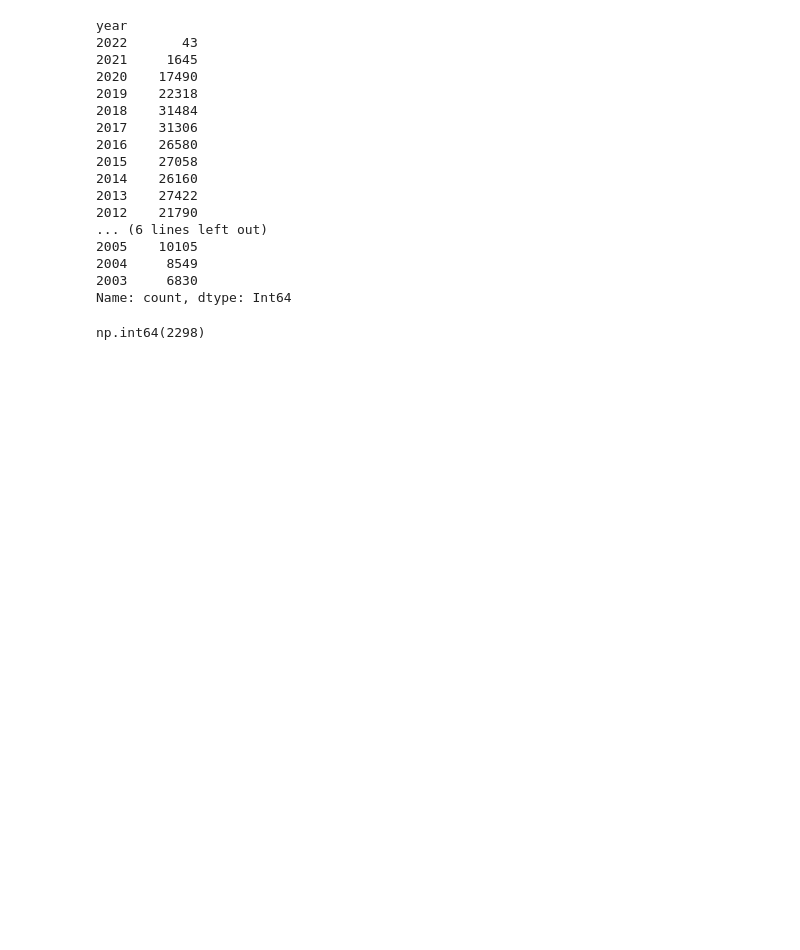
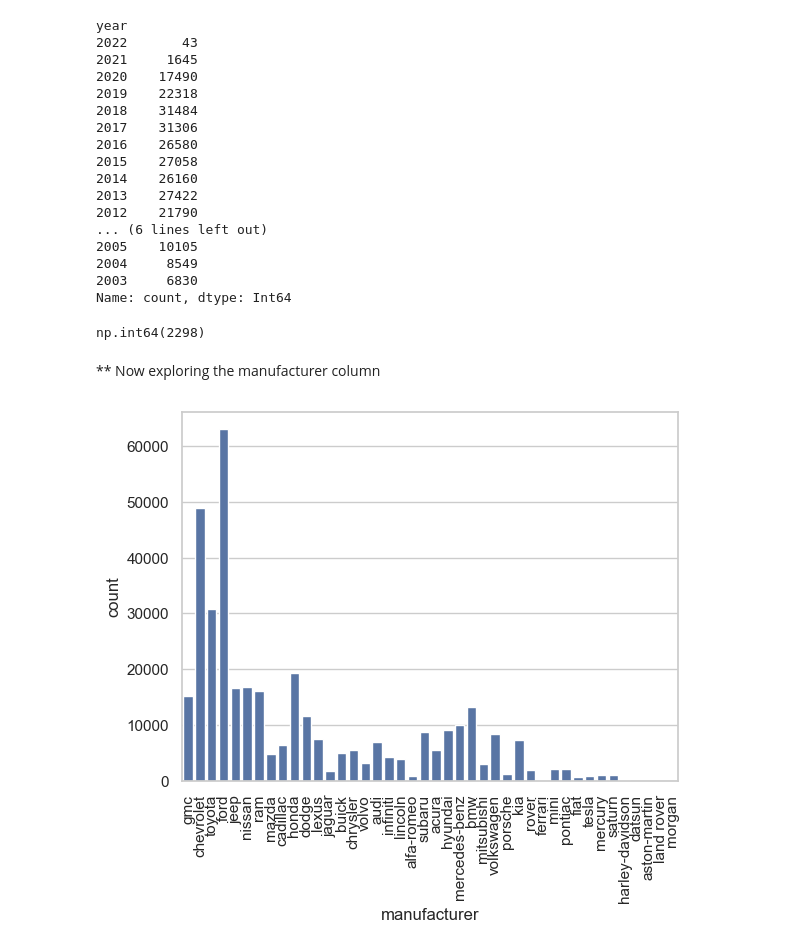
Before and after one commit to Claudy444/ML-Regression-Used-Cars, a Jupyter notebook: Notebooks/main.ipynb, the cells around one changed output. Saved outputs shown, nothing was run; the diff lists cells and outputs as text; code cells hidden in the pictures; blank space fills up the shorter version.

Commit message:
Explored the manufacturer column

```diff
--- a/Notebooks/main.ipynb
+++ b/Notebooks/main.ipynb
@@ -273,3 +273,12 @@ np.int64(2298)
 # %%
 # filtering out cars with manufacturing year before 1960 and after 2021
 df = df[(df['year'] >= 1960) & (df['year'] <= 2021)]
+# %% [markdown]
+** Now exploring the manufacturer column
+# %%
+# plotting a bar plot for all the manufacturers
+sns.countplot(data=df, x='manufacturer')
+plt.xticks(rotation=90)
+plt.show()
+# %% [output]
+[figure, added]
```
Also changed, not shown: parts of 3 cells of this notebook.
